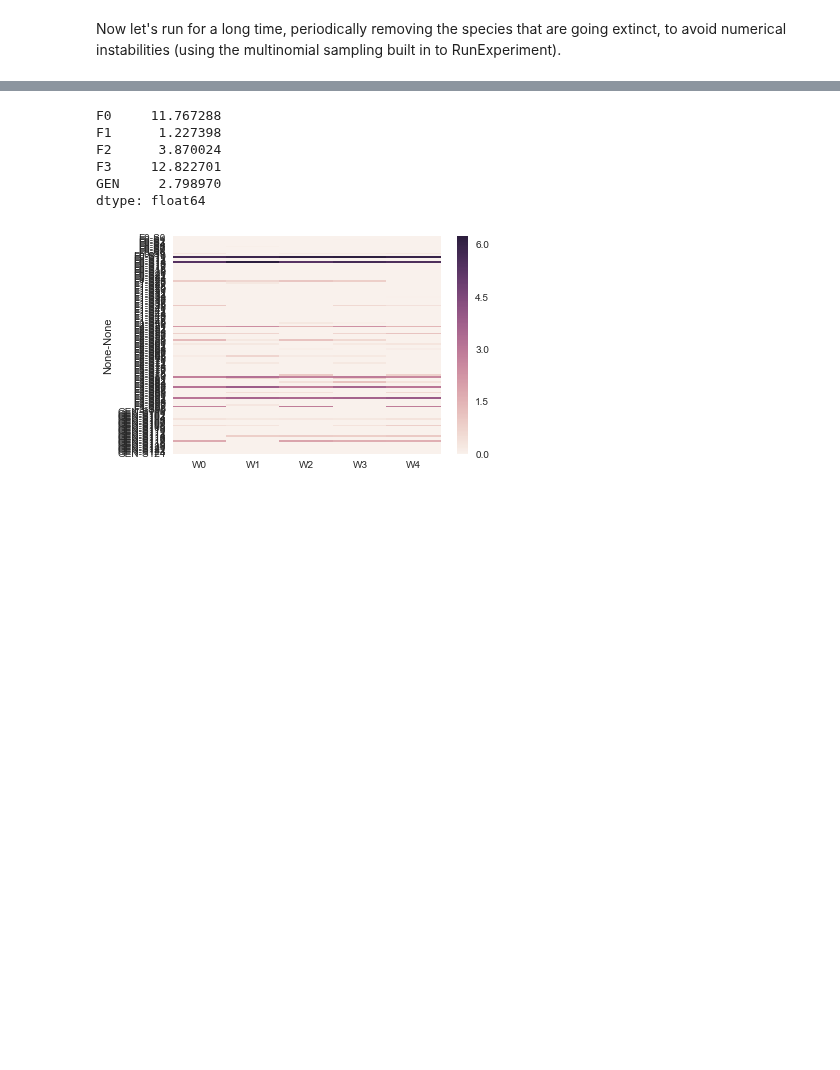
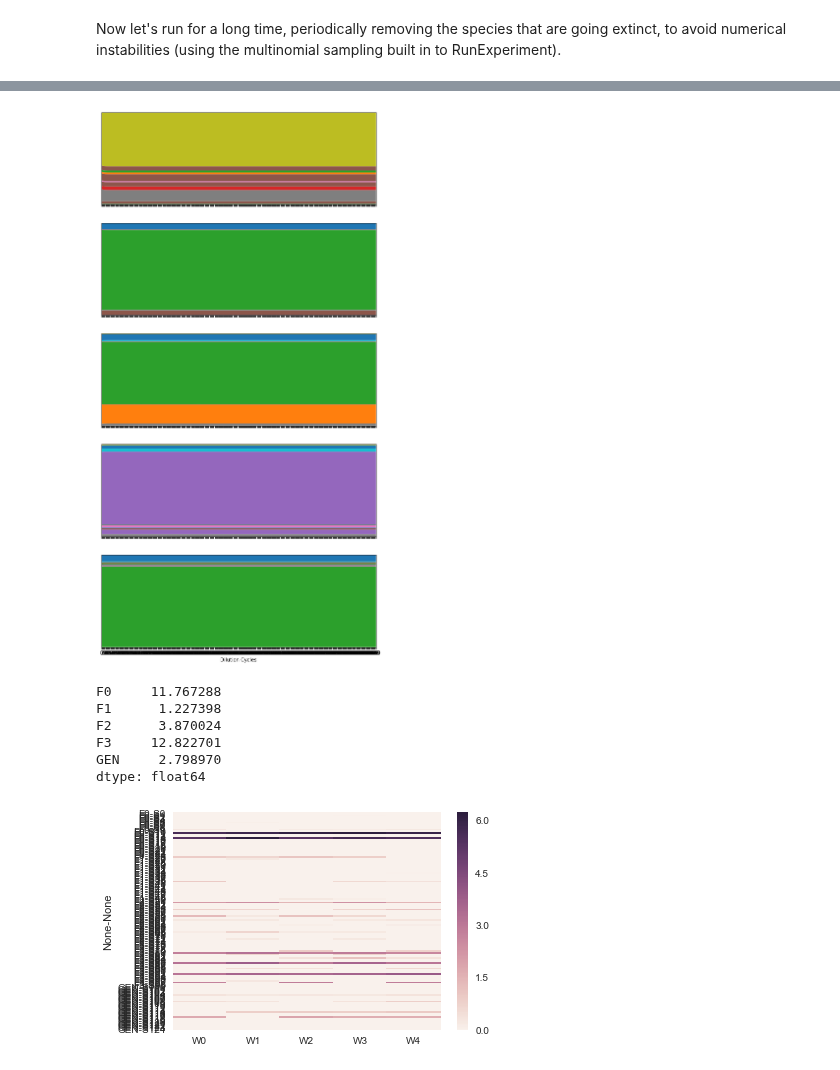
Before and after one commit to Emergent-Behaviors-in-Biology/community-simulator, a Jupyter notebook: Community Simulator Tutorial.ipynb, the cells around one changed output, grey strips where cells are left out. Cells and saved outputs as stored; diff of their text form; code cells hidden in the pictures; blank space fills up the shorter version.

```diff
--- a/Community Simulator Tutorial.ipynb
+++ b/Community Simulator Tutorial.ipynb
@@ -494,3 +498,12 @@ dtype: int64
+# %%
+from community_simulator.visualization import PlotTraj
+import matplotlib.pyplot as plt
+%matplotlib inline
+
+PlotTraj(Ntraj)
+plt.show()
+# %% [output]
+[figure, added]
 # %%
 MyPlate.N.groupby(level=0).sum().mean(axis=1)
 # %% [output]
```
Also changed, not shown: parts of 9 cells of this notebook, 1 other file.
